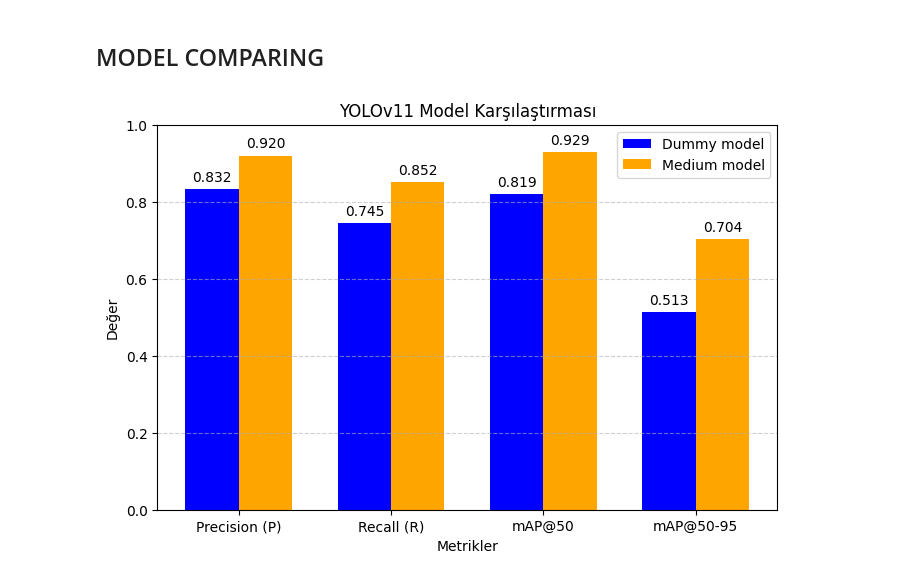
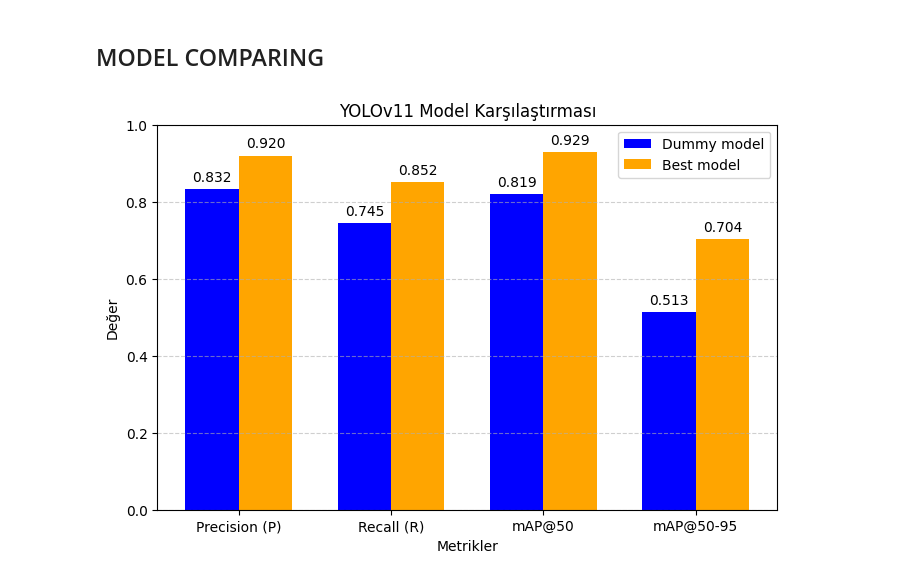
Before and after one commit to iremgulcin/yusuf-cizlasmak, a Jupyter notebook: EDA/plotting.ipynb, the cells around one changed output. Cells and saved outputs as stored; diff of their text form; code cells hidden in the pictures.

Commit message:
model karsilastirmasi

```diff
--- a/EDA/plotting.ipynb
+++ b/EDA/plotting.ipynb
@@ -75,32 +75,32 @@ import numpy as np
 task_names = ["Precision (P)", "Recall (R)", "mAP@50", "mAP@50-95"]
 values_model1 = [0.832, 0.745, 0.819, 0.513]
 values_model2 = [0.92, 0.852, 0.929, 0.704]
 
 # Grafik oluşturma
 x = np.arange(len(task_names))  # X ekseni konumları
 width = 0.35  # Bar genişliği
 
 plt.figure(figsize=(8, 5))
 
 # Barları oluşturma
 plt.bar(x - width/2, values_model1, width=width, color="blue", label="Dummy model")
-plt.bar(x + width/2, values_model2, width=width, color="orange", label="Medium model")
+plt.bar(x + width/2, values_model2, width=width, color="orange", label="Best model")
 
 # Değerleri barların üzerine yazma
 for index, (v1, v2) in enumerate(zip(values_model1, values_model2)):
     plt.text(index - width/2, v1 + 0.02, f"{v1:.3f}", ha='center', fontsize=10)
     plt.text(index + width/2, v2 + 0.02, f"{v2:.3f}", ha='center', fontsize=10)
 
 # Başlık ve etiketler
 plt.xlabel("Metrikler")
 plt.ylabel("Değer")
 plt.title("YOLOv11 Model Karşılaştırması")
 plt.xticks(x, task_names)
 plt.ylim(0, 1)
 plt.legend()
 plt.grid(axis='y', linestyle='--', alpha=0.6)
 
 # Grafiği gösterme
 plt.show()
 # %% [output]
-[figure, old version]
+[figure, new version]
```
